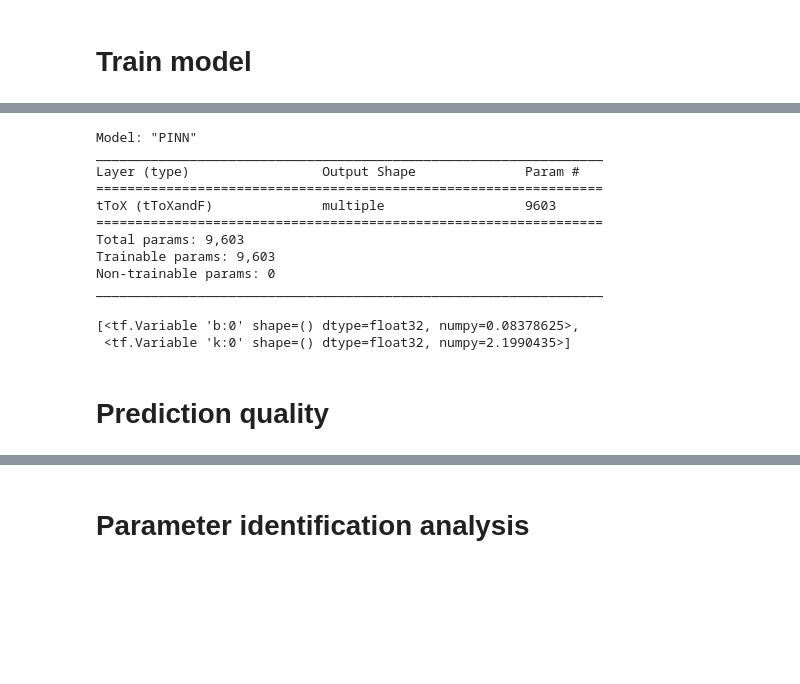
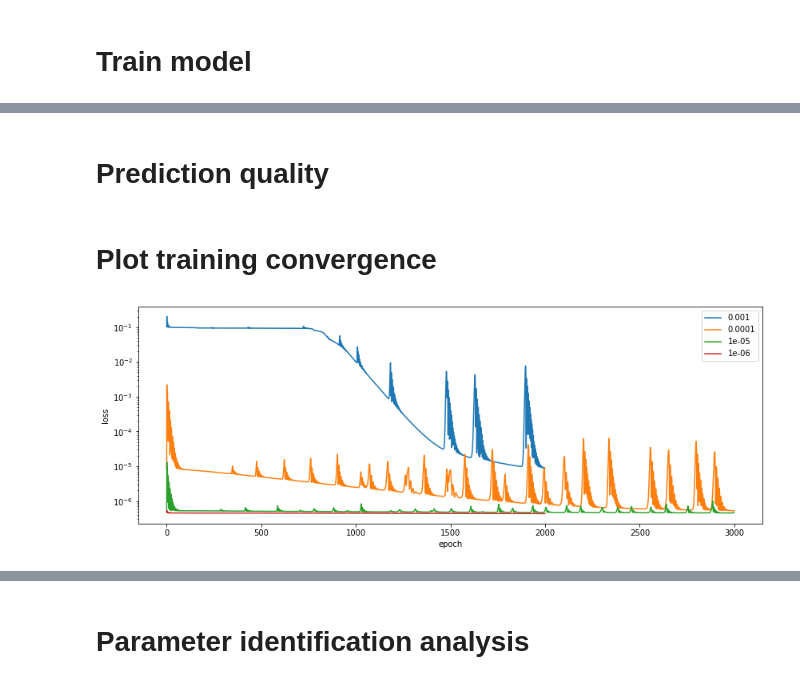
Before and after one commit to helonayala/pinn, a Jupyter notebook: 01_DeepVIV_sec21.ipynb, the cells around one changed output, grey strips where cells are left out. Saved outputs shown, nothing was run; the diff lists cells and outputs as text; code cells hidden in the pictures; blank space fills up the shorter version.

```diff
--- a/01_DeepVIV_sec21.ipynb
+++ b/01_DeepVIV_sec21.ipynb
@@ -165,7 +165,7 @@ class VariableValue(tf.keras.callbacks.Callback):
         self.vars_to_track = vars_to_track
         self.valueList = []
     def on_epoch_begin(self, epoch, logs):
-        self.valueList.append(self.vars_to_track)
+        self.valueList.append([x.numpy() for x in self.vars_to_track])
     def get_value(self):
         """Return the variable values."""
         return self.valueList
@@ -211,23 +232,15 @@ Training: 100%|██████████ 2000/2000 ETA: 00:00s,  296.00epoc
-# %%
-mdl.summary()
-
-# clbkVarValue.valueList[0][0].numpy()
-clbkVarValue.valueList[0]
-# %% [output]
-Model: "PINN"
-_________________________________________________________________
-Layer (type)                 Output Shape              Param #
-=================================================================
-tToX (tToXandF)              multiple                  9603
-=================================================================
-Total params: 9,603
-Trainable params: 9,603
-Non-trainable params: 0
-_________________________________________________________________
-[<tf.Variable 'b:0' shape=() dtype=float32, numpy=0.08378625>,
- <tf.Variable 'k:0' shape=() dtype=float32, numpy=2.1990435>]
 # %% [markdown]
 # Prediction quality
+# %% [markdown]
+# Plot training convergence
+# %%
+plt.figure(figsize=[14,5])
+for i in range(nTrain):
+    plt.plot(history[i].history['loss'])
+plt.semilogy(), plt.legend(lrvec), plt.ylabel('loss'), plt.xlabel('epoch')
+plt.show()
+# %% [output]
+[figure, added]
 # %%
 xh, fh = mdl.predict(t)
 
```
Also changed, not shown: parts of 4 cells of this notebook.
